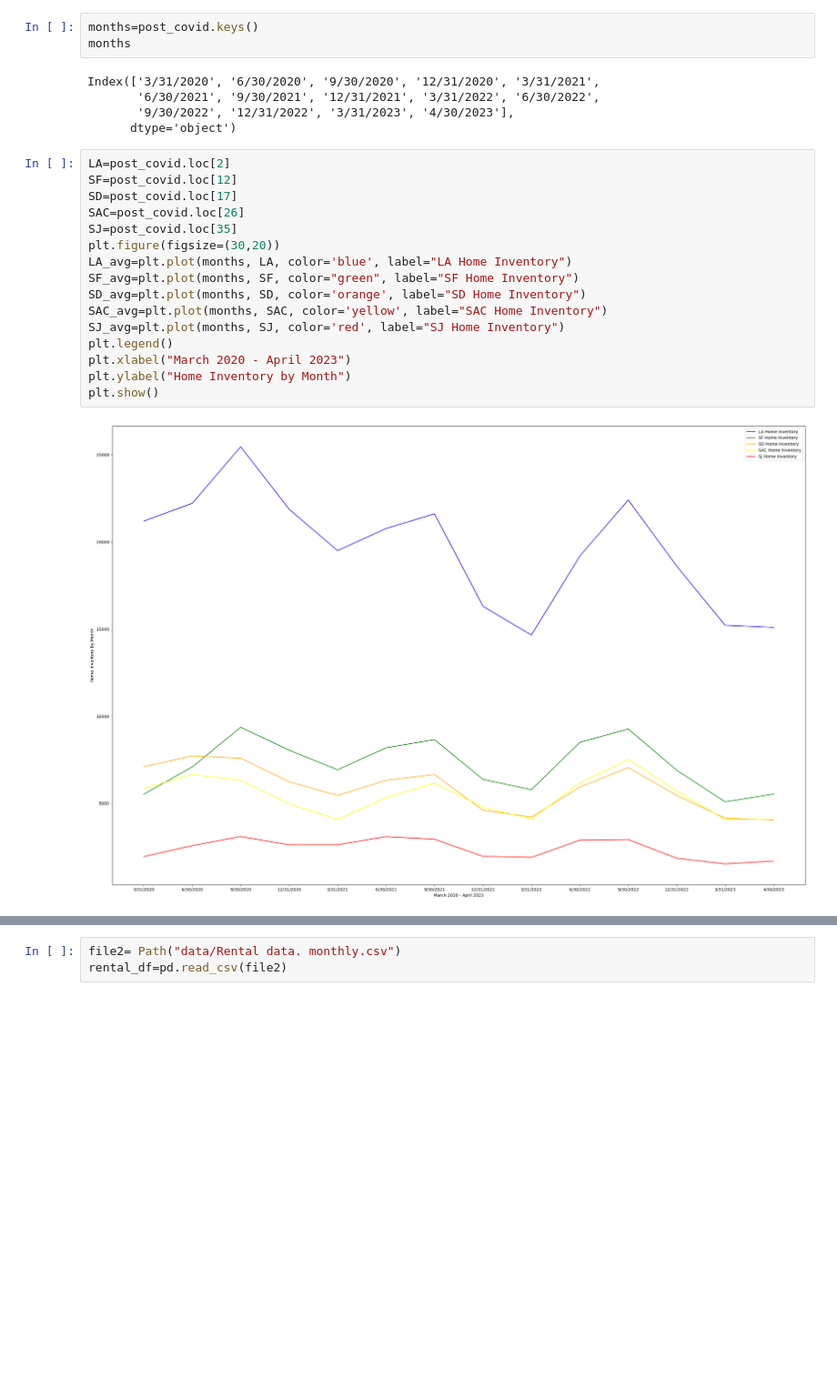
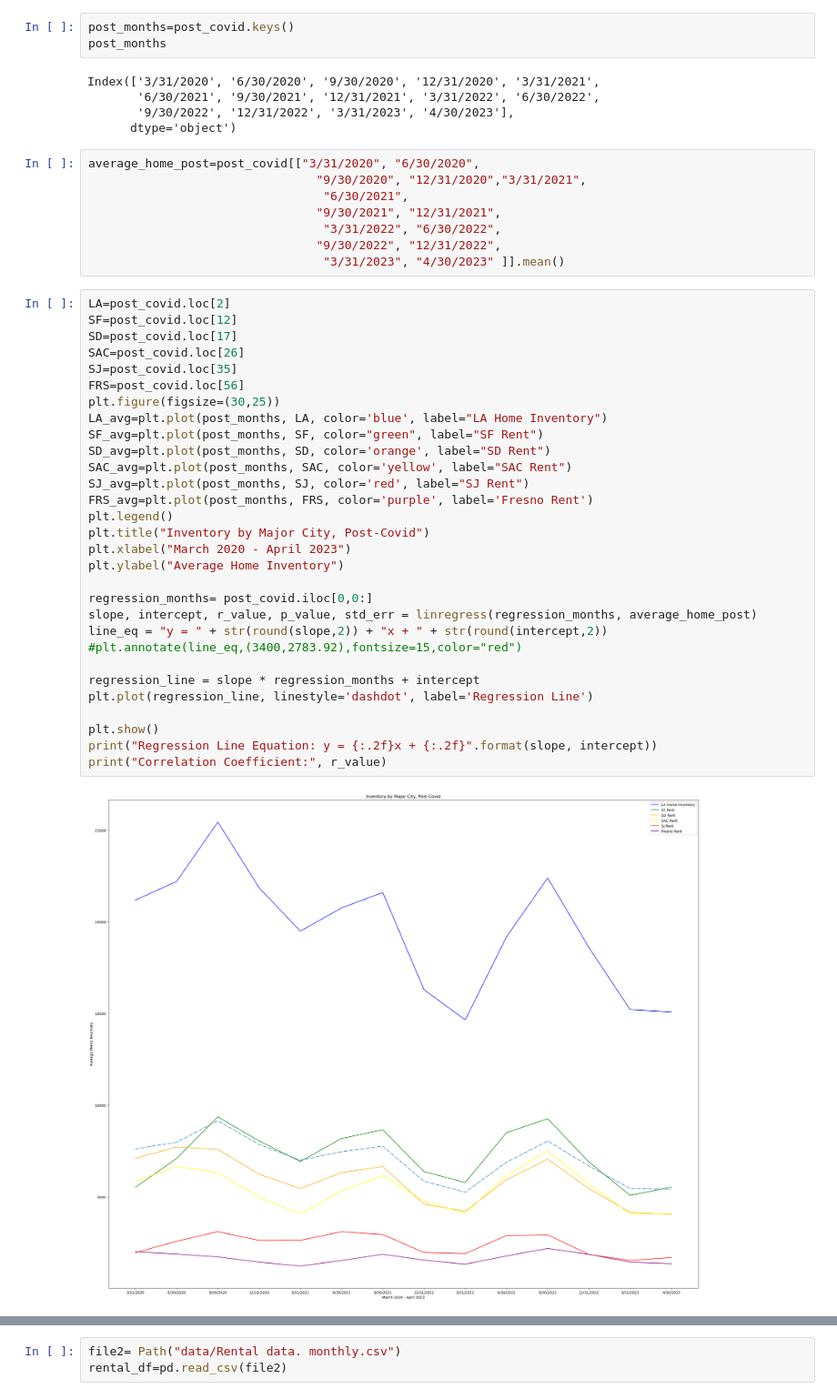
Before and after one commit to caleighteahan/Project_1, a Jupyter notebook: Starter_4.ipynb, the cells around one changed output, grey strips where cells are left out. Shown at 91% size. Saved outputs shown, nothing was run; the diff lists cells and outputs as text; blank space fills up the shorter version.

```diff
--- a/Starter_4.ipynb
+++ b/Starter_4.ipynb
@@ -125,26 +145,48 @@ post_covid=clean_ca_inventory[["3/31/2020", "6/30/2020",
 # %%
-months=post_covid.keys()
-months
+post_months=post_covid.keys()
+post_months
 # %% [output]
 Index(['3/31/2020', '6/30/2020', '9/30/2020', '12/31/2020', '3/31/2021',
        '6/30/2021', '9/30/2021', '12/31/2021', '3/31/2022', '6/30/2022',
        '9/30/2022', '12/31/2022', '3/31/2023', '4/30/2023'],
       dtype='object')
+# %%
+average_home_post=post_covid[["3/31/2020", "6/30/2020",
+                                "9/30/2020", "12/31/2020","3/31/2021",
+                                 "6/30/2021",
+                                "9/30/2021", "12/31/2021",
+                                 "3/31/2022", "6/30/2022",
+                                "9/30/2022", "12/31/2022",
+                                 "3/31/2023", "4/30/2023" ]].mean()
 # %%
 LA=post_covid.loc[2]
 SF=post_covid.loc[12]
 SD=post_covid.loc[17]
 SAC=post_covid.loc[26]
 SJ=post_covid.loc[35]
-plt.figure(figsize=(30,20))
-LA_avg=plt.plot(months, LA, color='blue', label="LA Home Inventory")
-SF_avg=plt.plot(months, SF, color="green", label="SF Home Inventory")
-SD_avg=plt.plot(months, SD, color='orange', label="SD Home Inventory")
-SAC_avg=plt.plot(months, SAC, color='yellow', label="SAC Home Inventory")
-SJ_avg=plt.plot(months, SJ, color='red', label="SJ Home Inventory")
+FRS=post_covid.loc[56]
+plt.figure(figsize=(30,25))
+LA_avg=plt.plot(post_months, LA, color='blue', label="LA Home Inventory")
+SF_avg=plt.plot(post_months, SF, color="green", label="SF Rent")
+SD_avg=plt.plot(post_months, SD, color='orange', label="SD Rent")
+SAC_avg=plt.plot(post_months, SAC, color='yellow', label="SAC Rent")
+SJ_avg=plt.plot(post_months, SJ, color='red', label="SJ Rent")
+FRS_avg=plt.plot(post_months, FRS, color='purple', label='Fresno Rent')
 plt.legend()
+plt.title("Inventory by Major City, Post-Covid")
 plt.xlabel("March 2020 - April 2023")
-plt.ylabel("Home Inventory by Month")
+plt.ylabel("Average Home Inventory")
+
+regression_months= post_covid.iloc[0,0:]
+slope, intercept, r_value, p_value, std_err = linregress(regression_months, average_home_post)
+line_eq = "y = " + str(round(slope,2)) + "x + " + str(round(intercept,2))
+#plt.annotate(line_eq,(3400,2783.92),fontsize=15,color="red")
+
+regression_line = slope * regression_months + intercept
+plt.plot(regression_line, linestyle='dashdot', label='Regression Line')
+
 plt.show()
+print("Regression Line Equation: y = {:.2f}x + {:.2f}".format(slope, intercept))
+print("Correlation Coefficient:", r_value)
 # %% [output]
-[figure, old version]
+[figure, new version]
```
Also changed, not shown: parts of 21 cells of this notebook, 4 other files.
